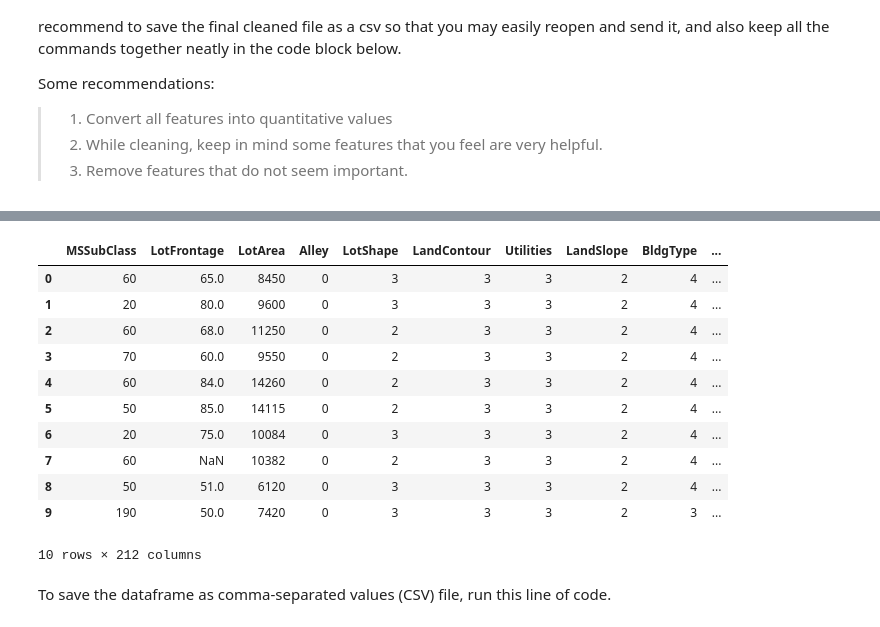
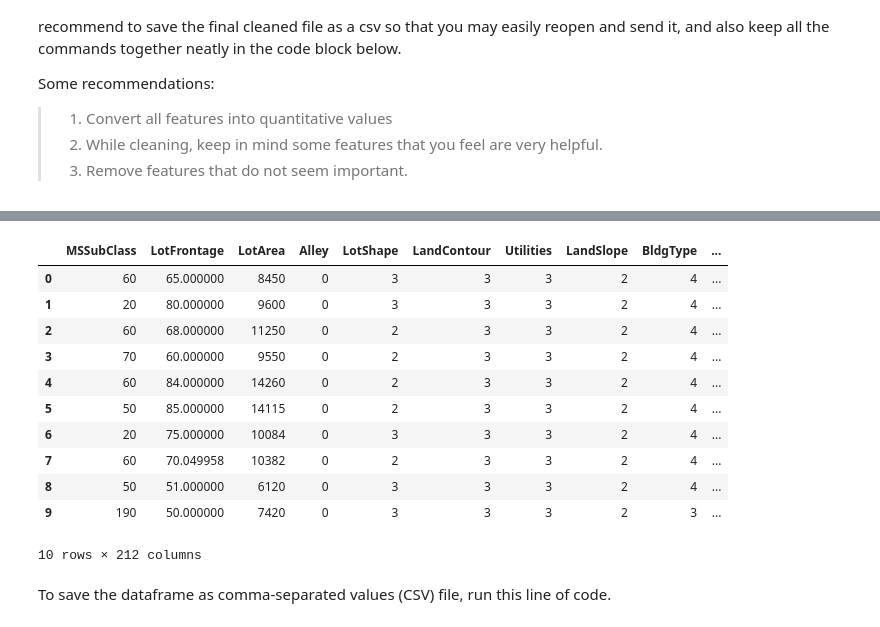
Before and after one commit to jagaoberkeley/crash-course, a Jupyter notebook: Kaggle/kaggle1.ipynb, the cells around one changed output, grey strips where cells are left out. Drawn from its saved outputs; the diff is of its cells as text; code cells hidden in the pictures.

```diff
--- a/Kaggle/kaggle1.ipynb
+++ b/Kaggle/kaggle1.ipynb
@@ -483,6 +483,21 @@ unimportantFeatures = ['Id'] ## ADD MORE FEATURES?
 for feat in unimportantFeatures:
     clean = clean.drop(feat, axis=1)
 
+def naToMean(df, feature):
+    newDf = df.copy()
+    try:
+        currFeature = df[feature]
+    except:
+        print("No such feature", feature, "found in the dataframe when trying to map")
+        return newDf
+    # Check if input mapping and all unique values for feature are equal
+    newDf[feature] = newDf[feature].fillna(newDf[feature].mean())
+    return newDf
+
+for feature in list(clean.columns.values):
+    clean = naToMean(clean, feature)
+
+
 ## To view what your cleaned dataframe looks like
 clean.head(10)
 # %% [output]
@@ -497,14 +511,14 @@ No such feature MiscFeature found in the dataframe when trying to map
 |  | MSSubClass | LotFrontage | LotArea | Alley | LotShape | LandContour | Utilities | LandSlope | BldgType | ... |
-| 0 | 60 | 65.0 | 8450 | 0 | 3 | 3 | 3 | 2 | 4 | ... |
-| 1 | 20 | 80.0 | 9600 | 0 | 3 | 3 | 3 | 2 | 4 | ... |
-| 2 | 60 | 68.0 | 11250 | 0 | 2 | 3 | 3 | 2 | 4 | ... |
-| 3 | 70 | 60.0 | 9550 | 0 | 2 | 3 | 3 | 2 | 4 | ... |
-| 4 | 60 | 84.0 | 14260 | 0 | 2 | 3 | 3 | 2 | 4 | ... |
-| 5 | 50 | 85.0 | 14115 | 0 | 2 | 3 | 3 | 2 | 4 | ... |
-| 6 | 20 | 75.0 | 10084 | 0 | 3 | 3 | 3 | 2 | 4 | ... |
-| 7 | 60 | NaN | 10382 | 0 | 2 | 3 | 3 | 2 | 4 | ... |
-| 8 | 50 | 51.0 | 6120 | 0 | 3 | 3 | 3 | 2 | 4 | ... |
-| 9 | 190 | 50.0 | 7420 | 0 | 3 | 3 | 3 | 2 | 3 | ... |
+| 0 | 60 | 65.000000 | 8450 | 0 | 3 | 3 | 3 | 2 | 4 | ... |
+| 1 | 20 | 80.000000 | 9600 | 0 | 3 | 3 | 3 | 2 | 4 | ... |
+| 2 | 60 | 68.000000 | 11250 | 0 | 2 | 3 | 3 | 2 | 4 | ... |
+| 3 | 70 | 60.000000 | 9550 | 0 | 2 | 3 | 3 | 2 | 4 | ... |
+| 4 | 60 | 84.000000 | 14260 | 0 | 2 | 3 | 3 | 2 | 4 | ... |
+| 5 | 50 | 85.000000 | 14115 | 0 | 2 | 3 | 3 | 2 | 4 | ... |
+| 6 | 20 | 75.000000 | 10084 | 0 | 3 | 3 | 3 | 2 | 4 | ... |
+| 7 | 60 | 70.049958 | 10382 | 0 | 2 | 3 | 3 | 2 | 4 | ... |
+| 8 | 50 | 51.000000 | 6120 | 0 | 3 | 3 | 3 | 2 | 4 | ... |
+| 9 | 190 | 50.000000 | 7420 | 0 | 3 | 3 | 3 | 2 | 3 | ... |
 10 rows × 212 columns
 # %% [markdown]
 To save the dataframe as comma-separated values (CSV) file, run this line of code.
```
Also changed, not shown: parts of 4 cells of this notebook, 3 other files.
